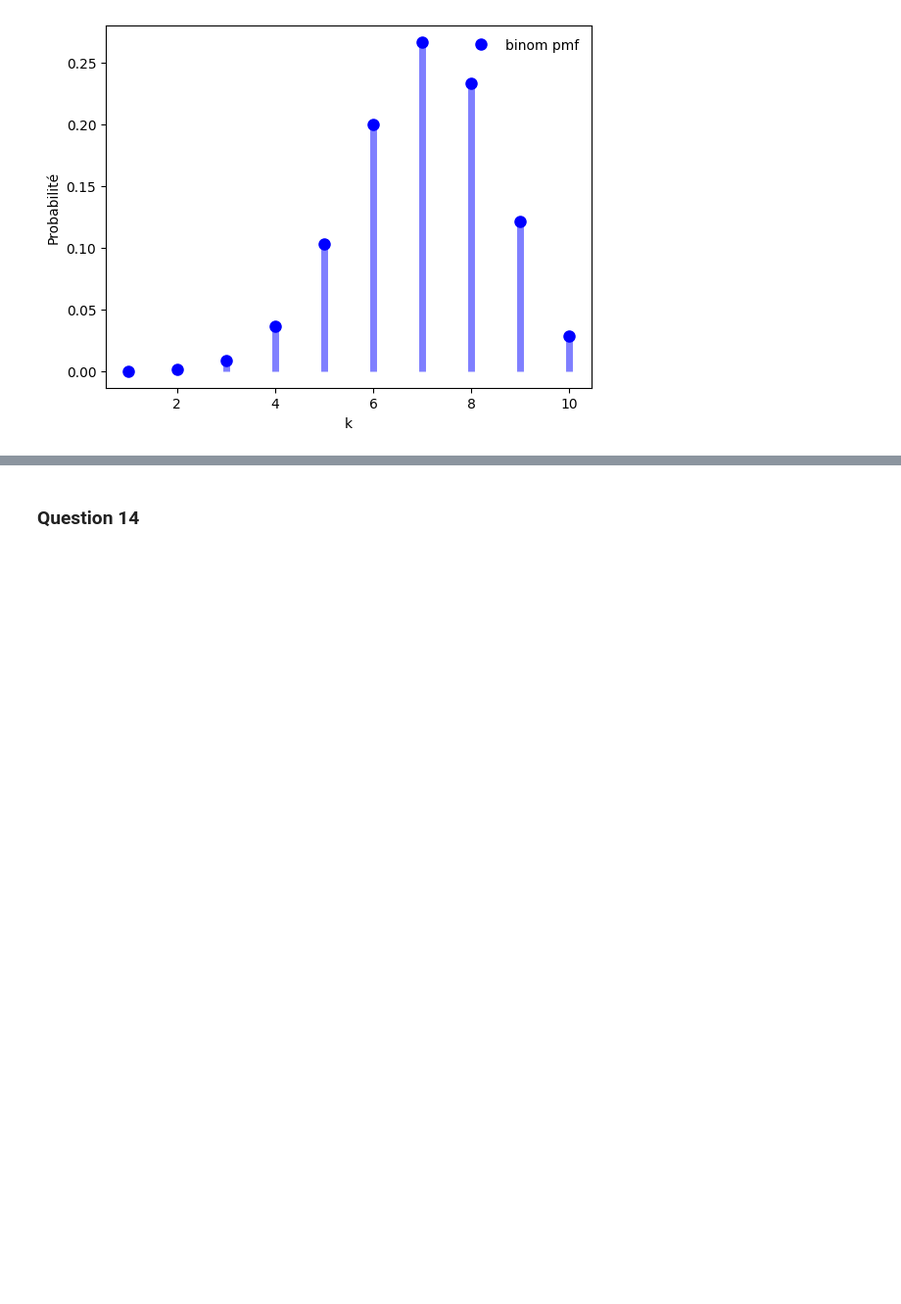
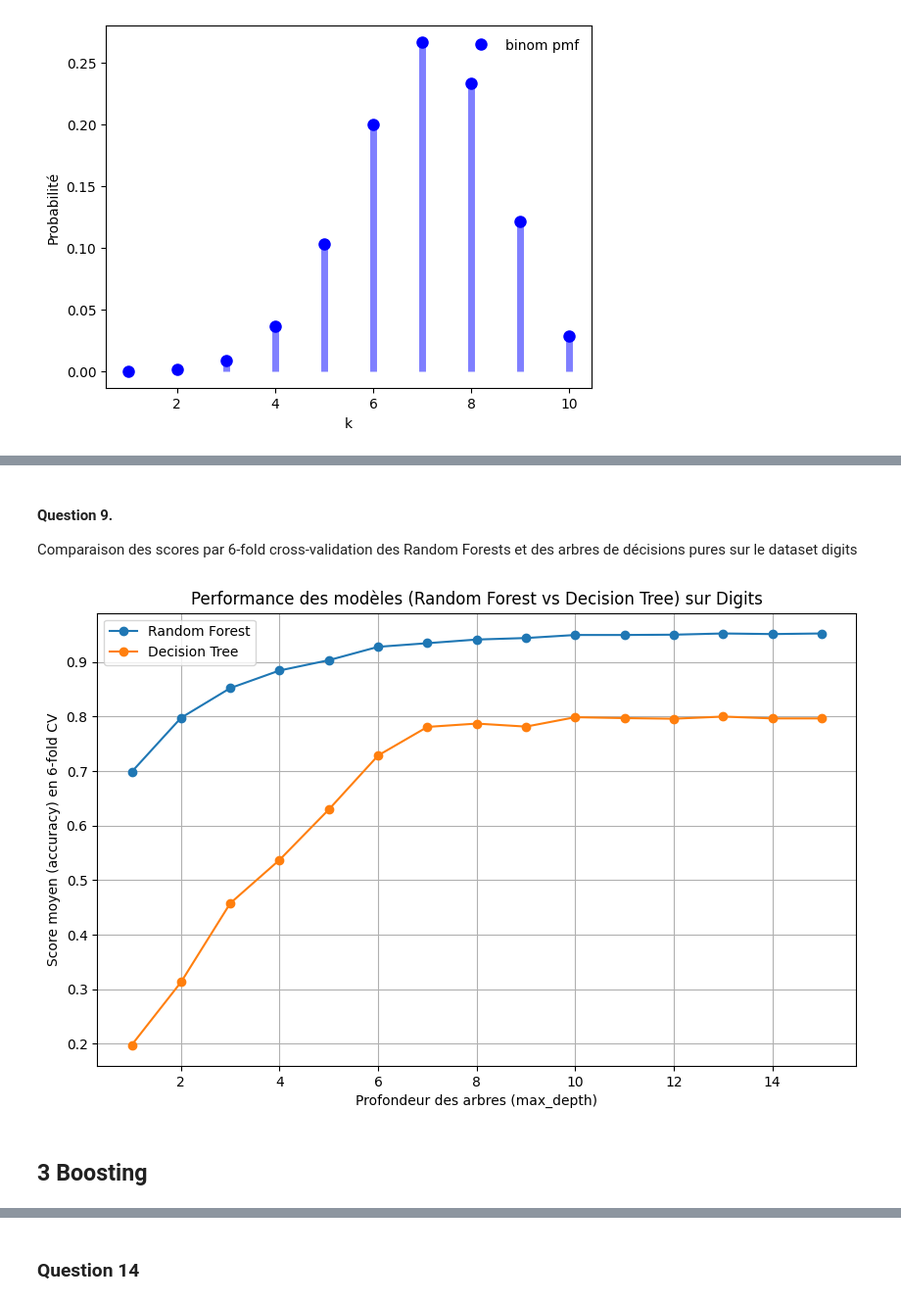
Before and after one commit to mbathe/tp_emsemble_learning, a Jupyter notebook: Mbathe_Paul_Practice_Lidao..ipynb, the cells around one changed output, grey strips where cells are left out. Shown at 98% size. Cells and saved outputs as stored; diff of their text form; code cells hidden in the pictures; blank space fills up the shorter version.

```diff
--- a/Mbathe_Paul_Practice_Lidao..ipynb
+++ b/Mbathe_Paul_Practice_Lidao..ipynb
@@ -613,0 +367,44 @@ Ainsi, les deux classifieurs de Bayes sont identiques.
+# %% [markdown]
+#### **Question 9**.
+
+Comparaison des scores par 6-fold cross-validation des Random Forests et des arbres de décisions pures sur le dataset digits
+# %%
+from sklearn.datasets import load_digits
+from sklearn.model_selection import cross_val_score
+from sklearn.tree import DecisionTreeClassifier
+from sklearn.ensemble import RandomForestClassifier
+import matplotlib.pyplot as plt
+
+digits = load_digits()
+X, y = digits.data, digits.target
+
+max_depths = np.arange(1, 16)
+
+rf_scores = []
+dt_scores = []
+
+
+for max_depth in max_depths:
+
+    rf = RandomForestClassifier(
+        n_estimators=100, max_depth=max_depth, random_state=42)
+    rf_score = cross_val_score(rf, X, y, cv=6, scoring='accuracy').mean()
+    rf_scores.append(rf_score)
+
+    dt = DecisionTreeClassifier(max_depth=max_depth, random_state=42)
+    dt_score = cross_val_score(dt, X, y, cv=6, scoring='accuracy').mean()
+    dt_scores.append(dt_score)
+
+plt.figure(figsize=(10, 6))
+plt.plot(max_depths, rf_scores, label='Random Forest', marker='o')
+plt.plot(max_depths, dt_scores, label='Decision Tree', marker='o')
+plt.title("Performance des modèles (Random Forest vs Decision Tree) sur Digits")
+plt.xlabel('Profondeur des arbres (max_depth)')
+plt.ylabel('Score moyen (accuracy) en 6-fold CV')
+plt.legend()
+plt.grid(True)
+plt.show()
+# %% [output]
+[figure, added]
+# %% [markdown]
+## 3 Boosting
```
Also changed, not shown: parts of 52 cells of this notebook.
